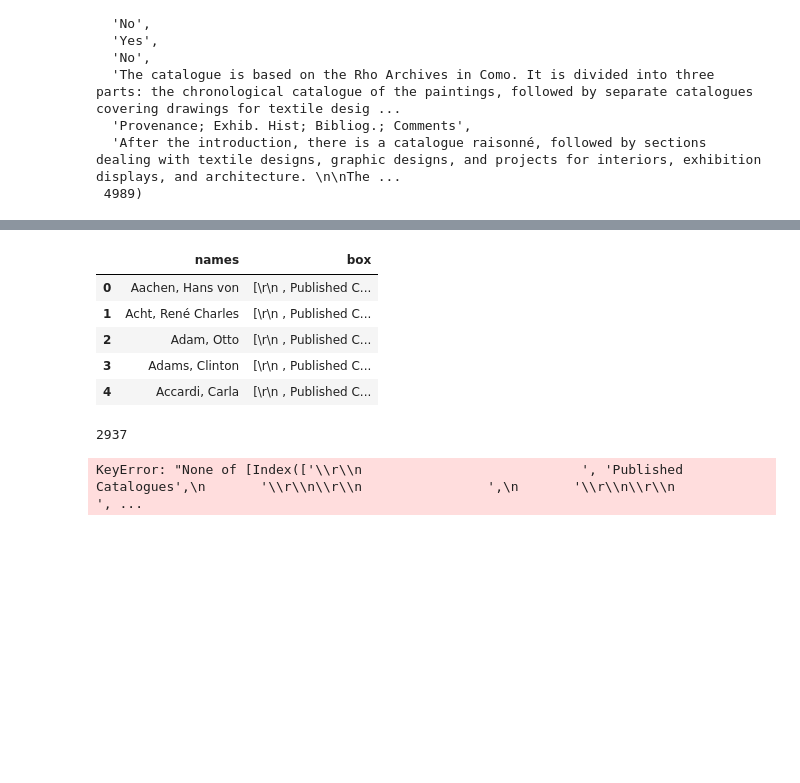
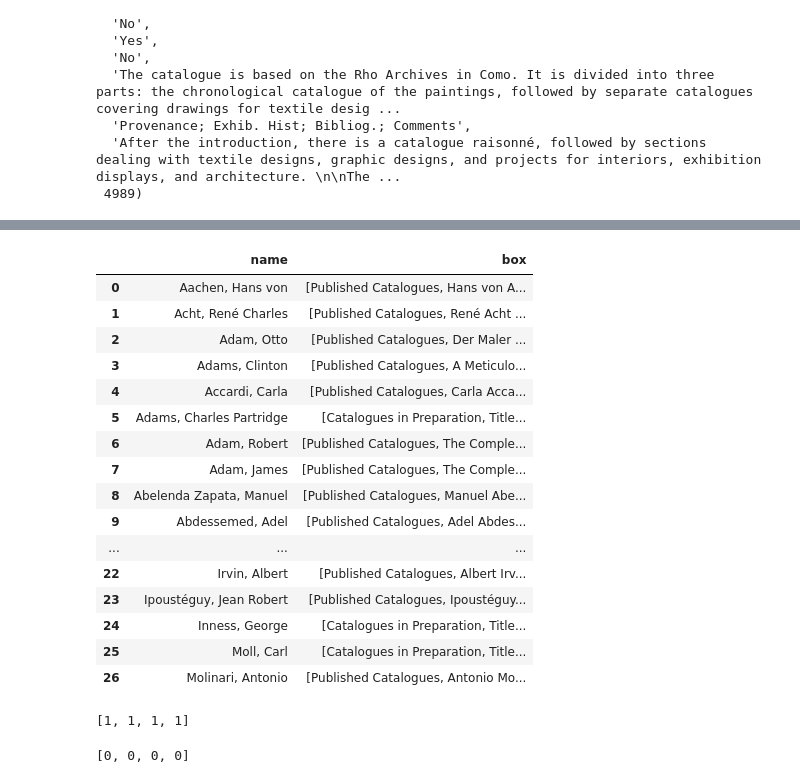
Before and after one commit to ramonprz01/art-auction, a Jupyter notebook: cleaning_part.ipynb, the cells around one changed output, grey strips where cells are left out. Cells and saved outputs as stored; diff of their text form; code cells hidden in the pictures; blank space fills up the shorter version.

```diff
--- a/cleaning_part.ipynb
+++ b/cleaning_part.ipynb
@@ -218,25 +247,45 @@ list
 # %%
 # Second dataset
-page_two = pd.DataFrame(list(zip(artist_one, box_info)), columns = ['name', 'box'])
+page_two = pd.DataFrame(list(zip(artist_one, box_new)), columns = ['name', 'box'])
 # %%
-page_two.head()
+page_two.head(27)
 # %% [output]
-|  | names | box |
-| 0 | Aachen, Hans von | [\r\n , Published C... |
-| 1 | Acht, René Charles | [\r\n , Published C... |
-| 2 | Adam, Otto | [\r\n , Published C... |
-| 3 | Adams, Clinton | [\r\n , Published C... |
-| 4 | Accardi, Carla | [\r\n , Published C... |
+|  | name | box |
+| 0 | Aachen, Hans von | [Published Catalogues, Hans von A... |
+| 1 | Acht, René Charles | [Published Catalogues, René Acht ... |
+| 2 | Adam, Otto | [Published Catalogues, Der Maler ... |
+| 3 | Adams, Clinton | [Published Catalogues, A Meticulo... |
+| 4 | Accardi, Carla | [Published Catalogues, Carla Acca... |
+| 5 | Adams, Charles Partridge | [Catalogues in Preparation, Title... |
+| 6 | Adam, Robert | [Published Catalogues, The Comple... |
+| 7 | Adam, James | [Published Catalogues, The Comple... |
+| 8 | Abelenda Zapata, Manuel | [Published Catalogues, Manuel Abe... |
+| 9 | Abdessemed, Adel | [Published Catalogues, Adel Abdes... |
+| ... | ... | ... |
+| 22 | Irvin, Albert | [Published Catalogues, Albert Irv... |
+| 23 | Ipoustéguy, Jean Robert | [Published Catalogues, Ipoustéguy... |
+| 24 | Inness, George | [Catalogues in Preparation, Title... |
+| 25 | Moll, Carl | [Catalogues in Preparation, Title... |
+| 26 | Molinari, Antonio | [Published Catalogues, Antonio Mo... |
-# %%
-len(page_two)
-# %% [output]
-2937
-# %%
-for n in page_two.box:
-    for su in page_two.box[n]:
-        som = str(su).strip('\r\n').strip('nan').strip()
-        page_two.box[n].append(som)
-#    if temp == '':
-#        temp = np.nan
-# %% [output]
-KeyError: "None of [Index(['\\r\\n                            ', 'Published Catalogues',\n       '\\r\\n\\r\\n                ',\n       '\\r\\n\\r\\n                                                ', ...
+# %%
+occurr_publi = []
+for i in page_two.box:
+    if 'Published Catalogues' in i:
+        occurr_publi.append(1)
+    else:
+        occurr_publi.append(0)
+
+occurr_publi[1:5]
+# %% [output]
+[1, 1, 1, 1]
+# %%
+occurr_cat = []
+for i in page_two.box:
+    if 'Catalogues in Preparation' in i:
+        occurr_cat.append(1)
+    else:
+        occurr_cat.append(0)
+
+occurr_cat[1:5]
+# %% [output]
+[0, 0, 0, 0]
```
Also changed, not shown: parts of 24 cells of this notebook.
